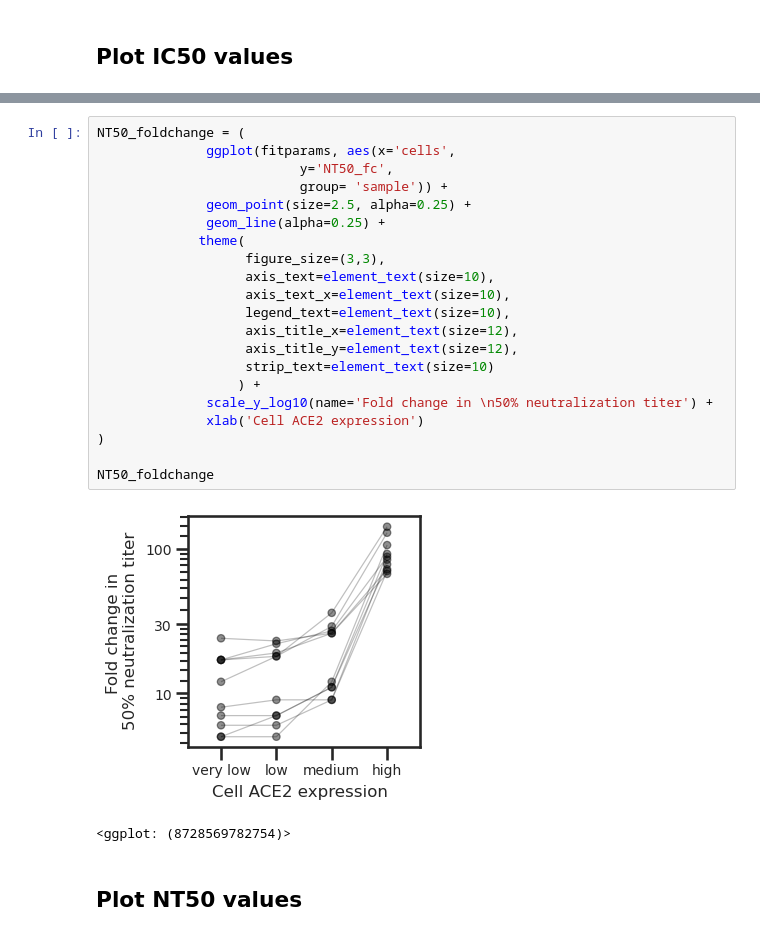
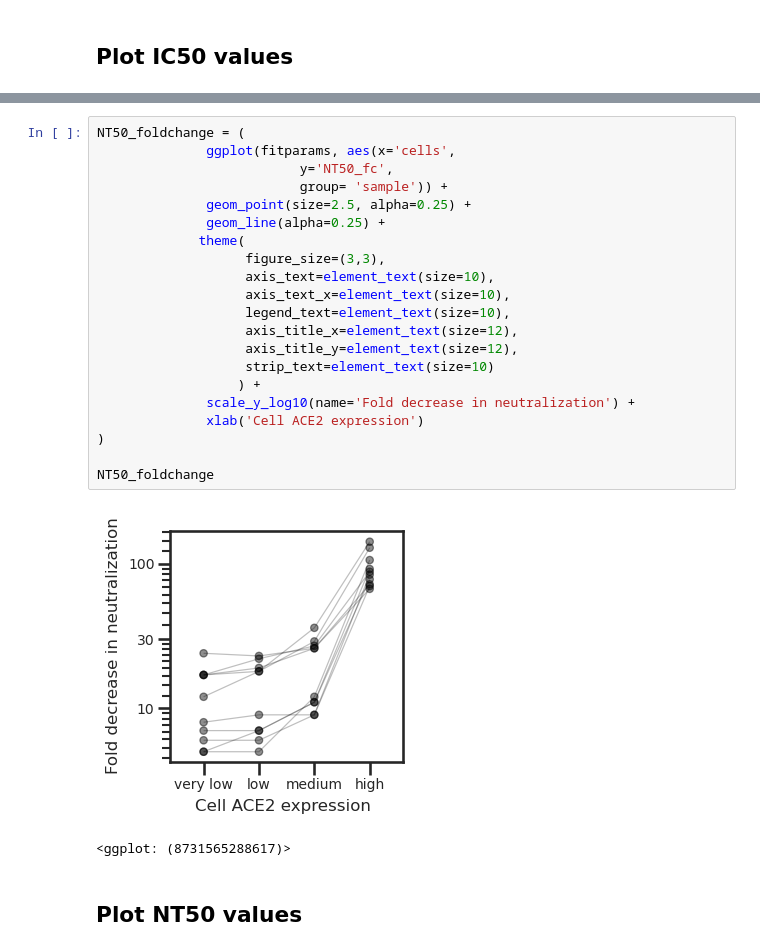
Before and after one commit to jbloomlab/Ace2_expression_neuts, a Jupyter notebook: virus_neutralization.ipynb, the cells around one changed output, grey strips where cells are left out. Cells and saved outputs as stored; diff of their text form.

Commit message:
small edits to neut curves

```diff
--- a/virus_neutralization.ipynb
+++ b/virus_neutralization.ipynb
@@ -159,27 +160,27 @@ _ = IC50.draw()
 # %%
 NT50_foldchange = (
               ggplot(fitparams, aes(x='cells',
                           y='NT50_fc',
                           group= 'sample')) +
               geom_point(size=2.5, alpha=0.25) +
               geom_line(alpha=0.25) +
              theme(
                    figure_size=(3,3),
                    axis_text=element_text(size=10),
                    axis_text_x=element_text(size=10),
                    legend_text=element_text(size=10),
                    axis_title_x=element_text(size=12),
                    axis_title_y=element_text(size=12),
                    strip_text=element_text(size=10)
                   ) +
-              scale_y_log10(name='Fold change in \n50% neutralization titer') +
+              scale_y_log10(name='Fold decrease in neutralization') +
               xlab('Cell ACE2 expression')
 )
 
 NT50_foldchange
 # %% [output]
-[figure, old version]
+[figure, new version]
-<ggplot: (8728569782754)>
+<ggplot: (8731565288617)>
 # %% [markdown]
 ## Plot NT50 values
 # %%
```
Also changed, not shown: parts of 3 cells of this notebook, 10 other files.
